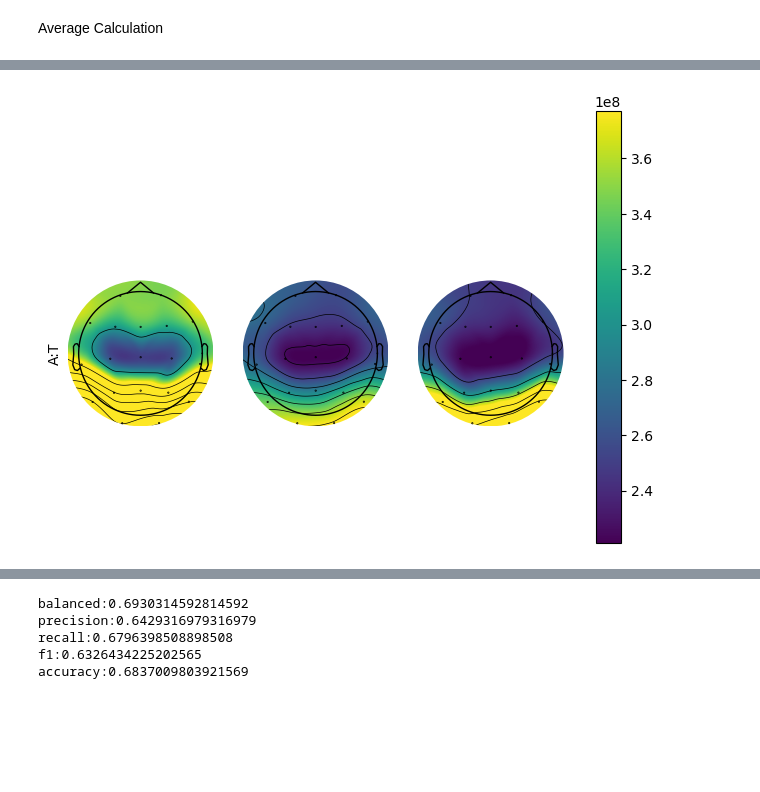
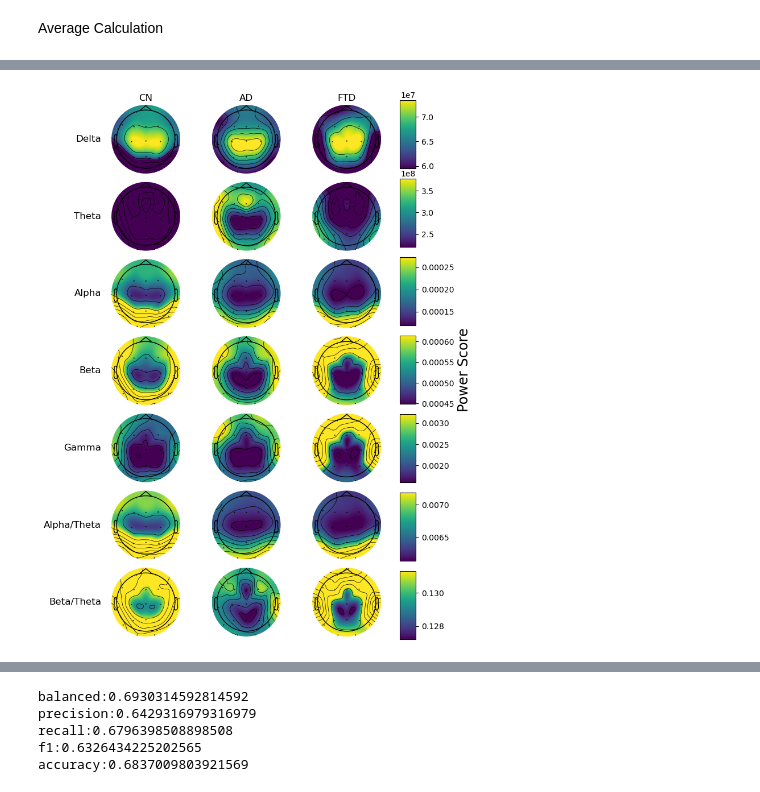
Before and after one commit to walihas/walihas, a Jupyter notebook: AD_PROJECT.ipynb, the cells around one changed output, grey strips where cells are left out. Cells and saved outputs as stored; diff of their text form; code cells hidden in the pictures; blank space fills up the shorter version.

```diff
--- a/AD_PROJECT.ipynb
+++ b/AD_PROJECT.ipynb
@@ -229,30 +225,54 @@ fig.savefig('p_value')
 # %%
 The rest of the topomaps
-# %%
-from matplotlib import cm, colors
-import matplotlib.pyplot as plt  # Need to import plt for creating subplots
-avg_bands = np.array([[cn_avg_delta, ad_avg_delta, ftd_avg_delta], [cn_avg_theta, ad_avg_theta, ftd_avg_theta], [cn_avg_alpha, ad_avg_alpha, ftd_avg_alpha], [cn_avg_beta, ad_avg_beta, ftd_avg_beta], [cn_avg_gamma, ad_avg_gamma, ftd_avg_gamma], [cn_avg_alpha_delta, ad_avg_alpha_delta, ftd_avg_alpha_delta], [cn_avg_alpha_theta, ad_avg_alpha_theta, ftd_avg_alpha_theta]])
-for i in range(6,7):
-    max_score = avg_bands[i, 1]
-    vlim = [np.min(max_score), np.max(max_score)]
-    fig, (ax1, ax2, ax3) = plt.subplots(nrows=1, ncols=3)
-    axs = [ax1, ax2, ax3]
-    if (i==0):
-        fig.suptitle('CN vs AD vs FTD')
-    ax1.set(ylabel=band_names[i])
-    for j in range(3):
-        im, cm = plot_topomap(avg_bands[i][j], raw_subj_data_filt.info, axes = axs[j], show=False, cmap='viridis', vlim=vlim)
-    ax_x_start = 0.95
-    ax_x_width = 0.04
-    ax_y_start = 0.1
-    ax_y_height = 0.9
-    cbar_ax = fig.add_axes([ax_x_start, ax_y_start, ax_x_width, ax_y_height])
-    sm = plt.cm.ScalarMappable(cmap='viridis', norm=colors.Normalize(vmin=vlim[0], vmax=vlim[1]))
-    clb = fig.colorbar(sm, cax=cbar_ax, cmap='viridis')
-    plt.show()
-    fig.savefig(band_names[i] + '.png')
-# %% [output]
-[figure, removed]
+# %%
+from matplotlib import cm, colors
+import matplotlib.pyplot as plt  # Need to import plt for creating subplots
+import matplotlib.pyplot as plt
+from matplotlib.transforms import offset_copy
+
+avg_bands = np.array([[cn_avg_delta, ad_avg_delta, ftd_avg_delta], [cn_avg_theta, ad_avg_theta, ftd_avg_theta], [cn_avg_alpha, ad_avg_alpha, ftd_avg_alpha], [cn_avg_beta, ad_avg_beta, ftd_avg_beta], [cn_avg_gamma, ad_avg_gamma, ftd_avg_gamma], [cn_avg_alpha_theta, ad_avg_alpha_theta, ftd_avg_alpha_theta], [cn_avg_beta_theta, ad_avg_beta_theta, ftd_avg_beta_theta]])
+fig, axs = plt.subplots(nrows=7, ncols=3, figsize=[7, 10])
+for i in range(7):
+    max_score = avg_bands[i, 1]
+    vlim = [np.min(max_score), np.max(max_score)]
+    for j in range(3):
+            im, cm = plot_topomap(avg_bands[i][j], raw_subj_data_filt.info, axes = axs[i][j], show=False, cmap='viridis', vlim=vlim)
+    ax_x_start = 0.95
+    ax_x_width = 0.04
+    ax_y_start = 0.138*i + 0.01
+    ax_y_height = 0.12
+    cbar_ax = fig.add_axes([ax_x_start, ax_y_start, ax_x_width, ax_y_height])
+    sm = plt.cm.ScalarMappable(cmap='viridis', norm=colors.Normalize(vmin=vlim[0], vmax=vlim[1]))
+    sm.set_array(np.linspace(*vlim))
+    clb = fig.colorbar(sm, cax=cbar_ax, cmap='viridis')
+    if (i==3):
+        cbar_ax.yaxis.tick_right()
+        cbar_ax.set_ylabel('Power Score', size='xx-large')
+
+cols = ['{}'.format(col) for col in ['CN', 'AD', 'FTD']]
+rows = ['{}'.format(row) for row in band_names]
+
+
+pad = 5 # in points
+
+for ax, col in zip(axs[0], cols):
+    ax.annotate(col, xy=(0.5, 1), xytext=(0, pad),
+                xycoords='axes fraction', textcoords='offset points',
+                size='large', ha='center', va='baseline')
+
+for ax, row in zip(axs[:,0], rows):
+    ax.annotate(row, xy=(0, 0.5), xytext=(-ax.yaxis.labelpad - pad, 0),
+                xycoords=ax.yaxis.label, textcoords='offset points',
+                size='large', ha='right', va='center')
+
+fig.tight_layout()
+# tight_layout doesn't take these labels into account. We'll need
+# to make some room. These numbers are are manually tweaked.
+# You could automatically calculate them, but it's a pain.
+fig.subplots_adjust(left=0.15, top=0.95)
+plt.show()
+# %% [output]
+[figure, added]
 # %%
 label = []
 for x in range(65):
```
Also changed, not shown: parts of 7 cells of this notebook.
